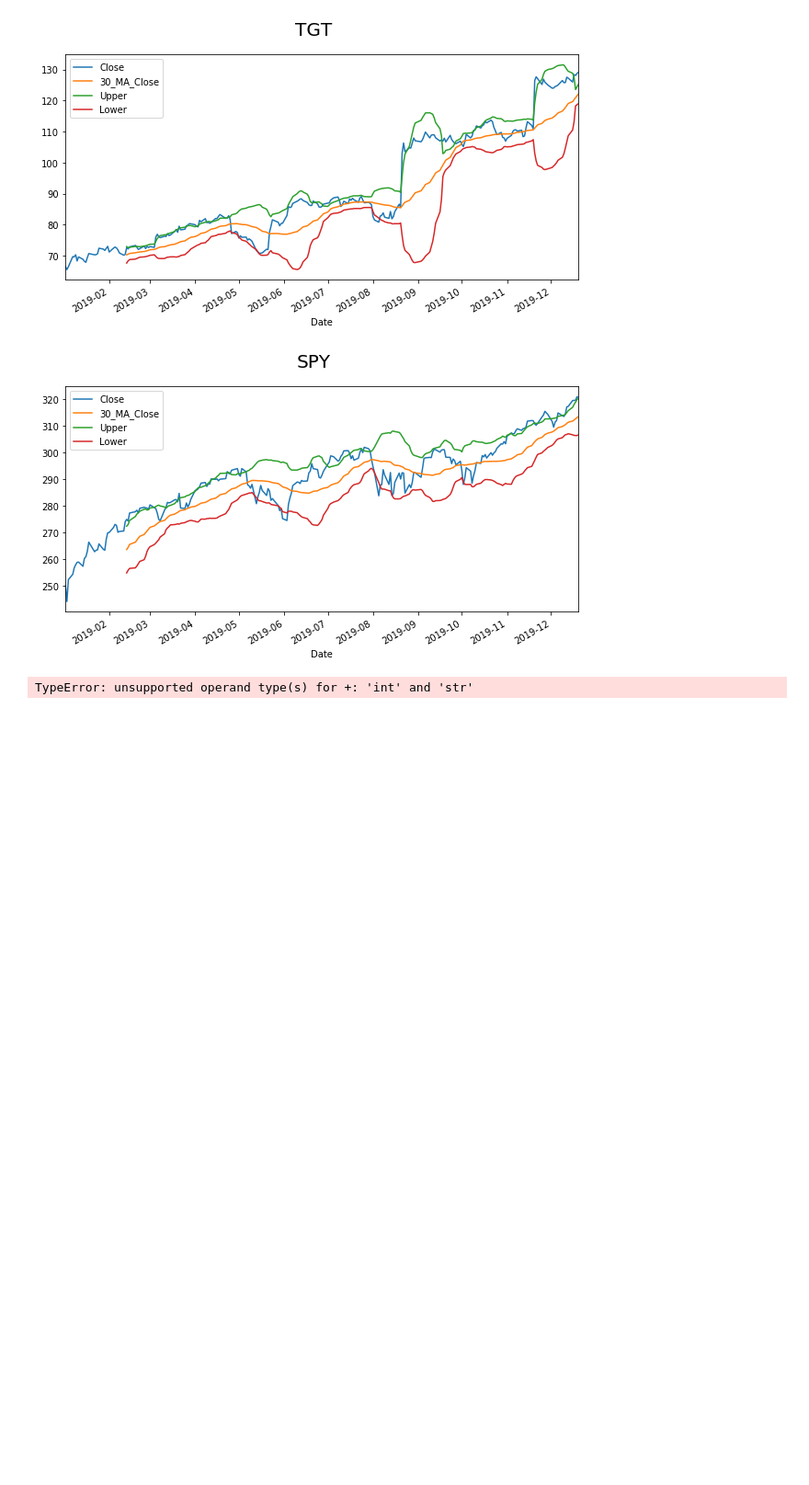
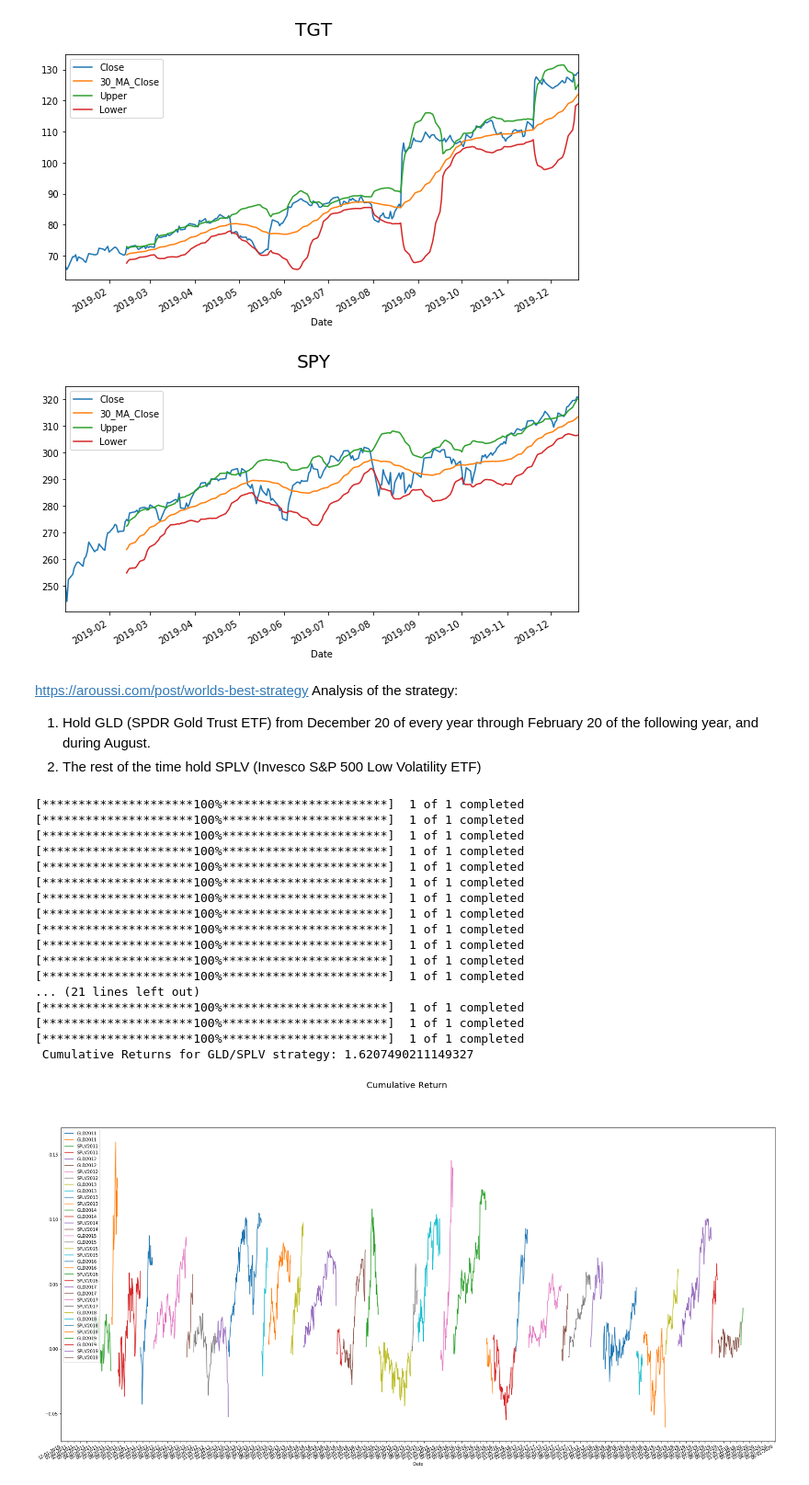
Before and after one commit to angelotc/Decomposition-of-Retail-Companies, a Jupyter notebook: Seasonal Decomposition of Retail Companies.ipynb, the cells around one changed output. Shown at 92% size. Cells and saved outputs as stored; diff of their text form; code cells hidden in the pictures; blank space fills up the shorter version.

```diff
--- a/Seasonal Decomposition of Retail Companies.ipynb
+++ b/Seasonal Decomposition of Retail Companies.ipynb
@@ -152,11 +144,72 @@ def cumulative_return_adjusted(year:int,tickers:[str]):
         data[ ticker][1:].plot() # skip first line
     plt.legend()
     plt.suptitle('Cumulative Return', fontsize=20)
-# %%
-ticker = "TGT"
-year = 2019
-start_date,end_date = year + "-01-01", str(int(year)+1) + "-01-31"
-data = yf.download(ticker , start = start_date , end = end_date)
-dividends = pd.DataFrame(yf.Ticker(ticker).dividends)
-# %% [output]
-TypeError: unsupported operand type(s) for +: 'int' and 'str'
+# %% [markdown]
+https://aroussi.com/post/worlds-best-strategy
+Analysis of the strategy:
+1. Hold GLD (SPDR Gold Trust ETF) from December 20 of every year through February 20 of the following year, and during August.
+2. The rest of the time hold SPLV (Invesco S&P 500 Low Volatility ETF)
+# %%
+def cumulative_return_GLD_SPLV():
+    import matplotlib.pyplot as plt
+    from matplotlib.dates import DateFormatter
+    import matplotlib.dates as mdates
+    %matplotlib inline
+    ret = 0
+    fig, ax = plt.subplots(figsize=(30, 15))
+    ax.xaxis.set_major_locator(mdates.MonthLocator(interval=1))
+    ax.xaxis.set_major_formatter(DateFormatter("%m-%d-%Y"))
+    for year in range(2011, 2020):
+        year = str(year)
+        # Buy GLD 12/20 / Sell 2-20
+        GLD_start_date,GLD_end_date = year + "-12-20", str(int(year)+1) + "-02-20"
+        GLD_data = yf.download("GLD" , start = GLD_start_date , end = GLD_end_date)
+        GLD_data['Daily_return']=GLD_data['Close']/GLD_data['Close'].shift(1)-1
+        GLD_data["GLD" + year] = np.cumsum(GLD_data['Daily_return'])
+        GLD_data["GLD" + year][1:].plot() # skip first line
+        ret += GLD_data["GLD" + year][-1]
+        # Buy GLD for August
+        GLD_start_date,GLD_end_date = year + "-08-01", year + "-08-31"
+        GLD_data = yf.download("GLD" , start = GLD_start_date , end = GLD_end_date)
+        GLD_data['Daily_return']=GLD_data['Close']/GLD_data['Close'].shift(1)-1
+        GLD_data["GLD" + year] = np.cumsum(GLD_data['Daily_return'])
+        GLD_data["GLD" + year][1:].plot() # skip first line
+        ret += GLD_data["GLD" + year][-1]
+        SPLV_start_date,SPLV_end_date = year + "-02-20", year + "-07-31"
+        # Buy SPLV the rest of the time
+        SPLV_data = yf.download("SPLV" , start = SPLV_start_date , end = SPLV_end_date)
+        SPLV_data['Daily_return']=SPLV_data['Close']/SPLV_data['Close'].shift(1)-1
+        SPLV_data["SPLV" + year] = np.cumsum(SPLV_data['Daily_return'])
+        SPLV_data["SPLV" + year][1:].plot() # skip first line
+        ret += SPLV_data["SPLV" + year][-1]
+        SPLV_start_date,SPLV_end_date = year + "-09-01", year + "-12-20"
+        SPLV_data = yf.download("SPLV" , start = SPLV_start_date , end = SPLV_end_date)
+        SPLV_data['Daily_return']=SPLV_data['Close']/SPLV_data['Close'].shift(1)-1
+        SPLV_data["SPLV" + year] = np.cumsum(SPLV_data['Daily_return'])
+        SPLV_data["SPLV" + year][1:].plot() # skip first line
+        ret += SPLV_data["SPLV" + year][-1]
+
+    print(" Cumulative Returns for GLD/SPLV strategy: {} ".format(ret))
+    plt.legend()
+    plt.suptitle('Cumulative Return', fontsize=20)
+
+cumulative_return_GLD_SPLV()
+# %% [output]
+[*********************100%***********************]  1 of 1 completed
+[*********************100%***********************]  1 of 1 completed
+[*********************100%***********************]  1 of 1 completed
+[*********************100%***********************]  1 of 1 completed
+[*********************100%***********************]  1 of 1 completed
+[*********************100%***********************]  1 of 1 completed
+[*********************100%***********************]  1 of 1 completed
+[*********************100%***********************]  1 of 1 completed
+[*********************100%***********************]  1 of 1 completed
+[*********************100%***********************]  1 of 1 completed
+[*********************100%***********************]  1 of 1 completed
+[*********************100%***********************]  1 of 1 completed
+... (21 lines left out)
+[*********************100%***********************]  1 of 1 completed
+[*********************100%***********************]  1 of 1 completed
+[*********************100%***********************]  1 of 1 completed
+ Cumulative Returns for GLD/SPLV strategy: 1.6207490211149327
+[figure, added]
```
Also changed, not shown: parts of 6 cells of this notebook.
